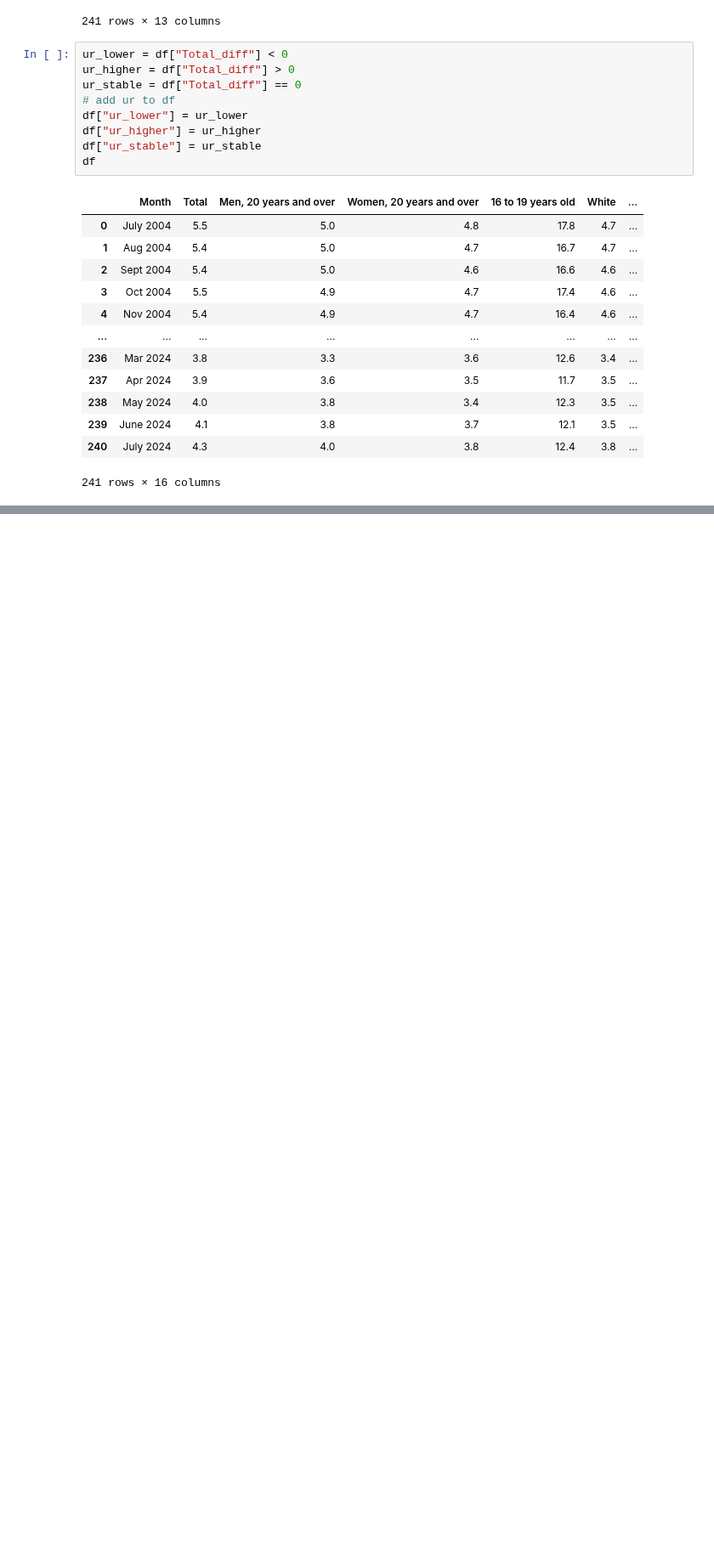
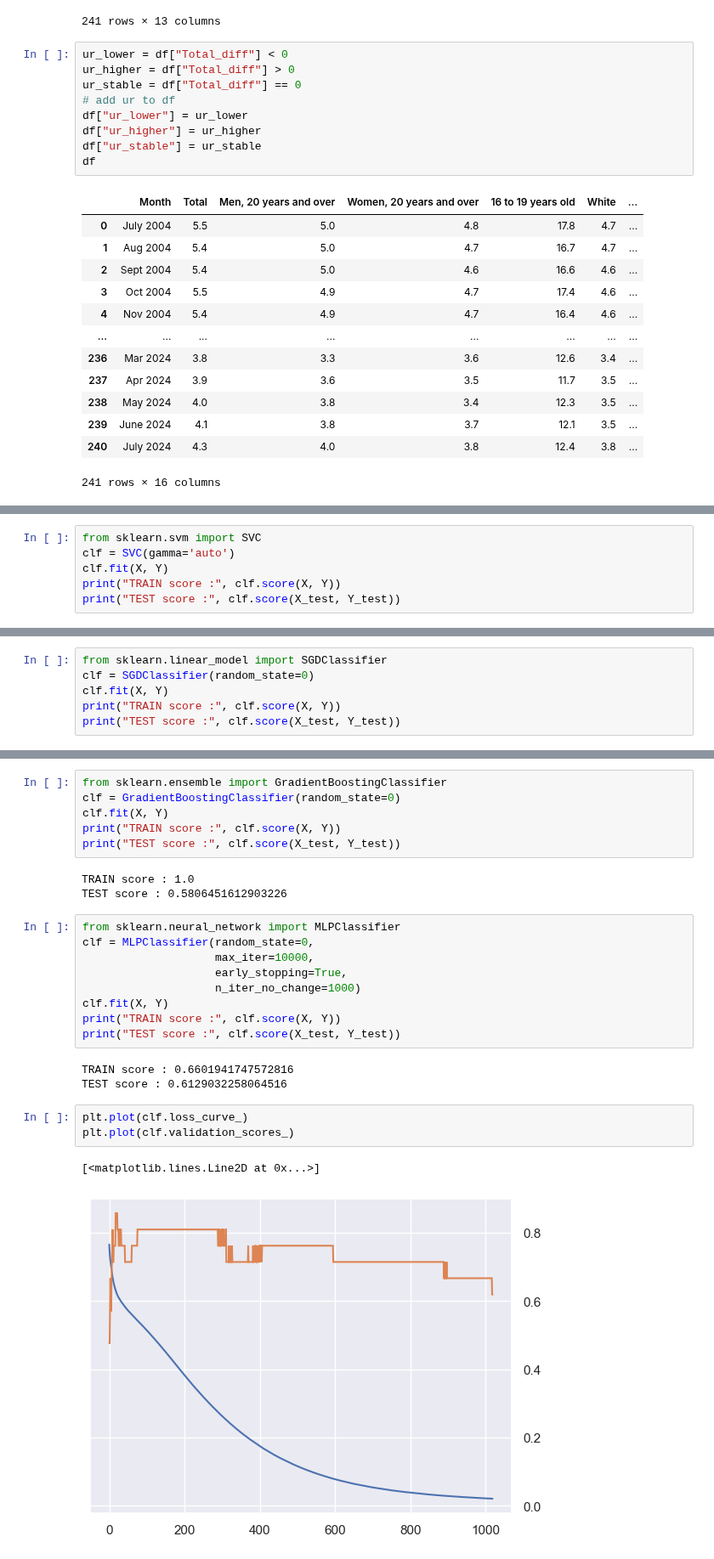
Before and after one commit to jeugregg/ocean_protocol_eth_pred, a Jupyter notebook: estimate_employment_rate.ipynb, the cells around one changed output, grey strips where cells are left out. Shown at 85% size. Cells and saved outputs as stored; diff of their text form; blank space fills up the shorter version.

```diff
--- a/estimate_employment_rate.ipynb
+++ b/estimate_employment_rate.ipynb
@@ -318,0 +711,6 @@ TypeError: numpy boolean subtract, the `-` operator, is not supported, use the b
+# %%
+from sklearn.svm import SVC
+clf = SVC(gamma='auto')
+clf.fit(X, Y)
+print("TRAIN score :", clf.score(X, Y))
+print("TEST score :", clf.score(X_test, Y_test))
@@ -318,0 +720,6 @@ TypeError: numpy boolean subtract, the `-` operator, is not supported, use the b
+# %%
+from sklearn.linear_model import SGDClassifier
+clf = SGDClassifier(random_state=0)
+clf.fit(X, Y)
+print("TRAIN score :", clf.score(X, Y))
+print("TEST score :", clf.score(X_test, Y_test))
@@ -318,0 +729,27 @@ TypeError: numpy boolean subtract, the `-` operator, is not supported, use the b
+# %%
+from sklearn.ensemble import GradientBoostingClassifier
+clf = GradientBoostingClassifier(random_state=0)
+clf.fit(X, Y)
+print("TRAIN score :", clf.score(X, Y))
+print("TEST score :", clf.score(X_test, Y_test))
+# %% [output]
+TRAIN score : 1.0
+TEST score : 0.5806451612903226
+# %%
+from sklearn.neural_network import MLPClassifier
+clf = MLPClassifier(random_state=0,
+                    max_iter=10000,
+                    early_stopping=True,
+                    n_iter_no_change=1000)
+clf.fit(X, Y)
+print("TRAIN score :", clf.score(X, Y))
+print("TEST score :", clf.score(X_test, Y_test))
+# %% [output]
+TRAIN score : 0.6601941747572816
+TEST score : 0.6129032258064516
+# %%
+plt.plot(clf.loss_curve_)
+plt.plot(clf.validation_scores_)
+# %% [output]
+[<matplotlib.lines.Line2D at 0x...>]
+[figure, added]
```
Also changed, not shown: parts of 56 cells of this notebook.
